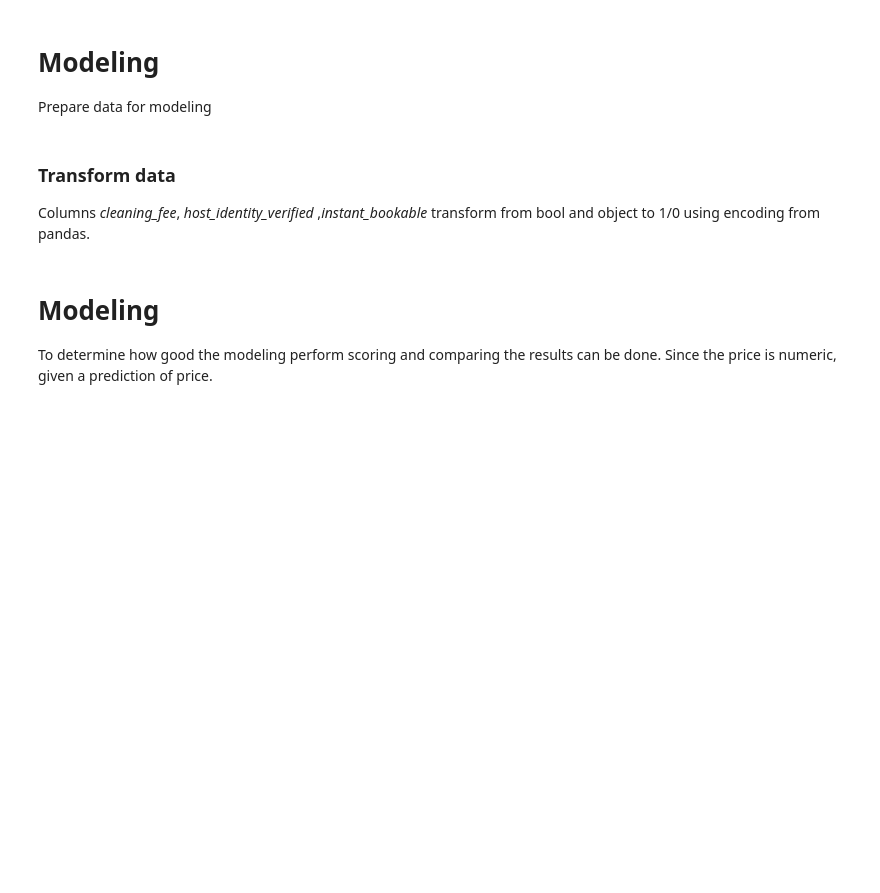
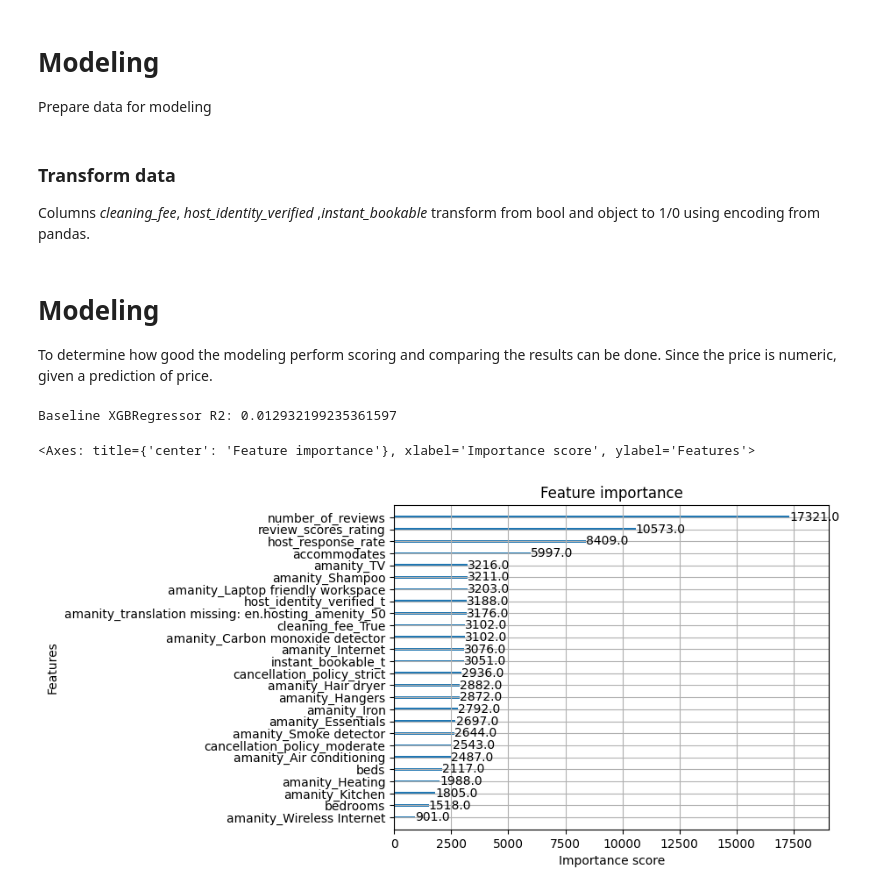
Before and after one commit to d21emijo/Air-BNB, a Jupyter notebook: Air_bnb.ipynb, the cells around one changed output. Drawn from its saved outputs; the diff is of its cells as text; code cells hidden in the pictures; blank space fills up the shorter version.

```diff
--- a/Air_bnb.ipynb
+++ b/Air_bnb.ipynb
@@ -453,4 +476,54 @@ df_encoded = pd.get_dummies(df_nyc_private,columns=['cleaning_fee','host_identit
+# %%
+# copy
+df_model = df_encoded.copy()
+
+# common_neigbour = df_model['neighbourhood'].value_counts()[lambda x:x > 50].index
+# df_model = df_model[df_model['neighbourhood'].isin(common_neigbour)]
+
+# df_model = pd.get_dummies(df_model,columns=['neighbourhood'],drop_first=True)
+# df_model = df_model.drop(['host_since','bathrooms','thumbnail_url','review_scores','longitude','latitude'],axis=1)
+
+
+#
+df_model_wlocation = df_model.drop(['host_since','bathrooms','thumbnail_url','review_scores','neighbourhood'],axis=1)
+df_model_no_location = df_model.drop(['host_since','bathrooms','thumbnail_url','review_scores','neighbourhood','longitude','latitude'],axis=1)
 # %% [markdown]
 # Modeling
 
 To determine how good the modeling perform scoring and comparing the results can be done. Since the price is numeric, given a prediction of price.
+# %%
+# Predict price
+X = df_model_no_location.drop('log_price',axis=1)
+y = df_model_no_location['log_price']
+
+# scaler = StandardScaler()
+# X = scaler.fit_transform(X)
+# Random forest doesnt require scaler
+X_train,X_test,y_train,y_test = train_test_split(X,y,test_size=0.2,random_state=42)
+
+
+xgb_base = XGBRegressor(
+    n_estimators=500,
+    learning_rate=0.05,
+    max_depth=8,
+    subsample=0.8,
+    colsample_bytree=0.8,
+    objective='reg:squarederror',
+    n_jobs=-1
+)
+
+xgb_base.fit(X_train, y_train)
+pred_base = xgb_base.predict(X_test)
+
+
+
+print("Baseline XGBRegressor R2:", r2_score(y_test, pred_base))
+
+# print(r2_score(y_test, pred))
+# %% [output]
+Baseline XGBRegressor R2: 0.012932199235361597
+# %%
+xgb.plot_importance(xgb_base)
+# %% [output]
+<Axes: title={'center': 'Feature importance'}, xlabel='Importance score', ylabel='Features'>
+[figure, added]
```
Also changed, not shown: parts of 40 cells of this notebook, 1 other file.
